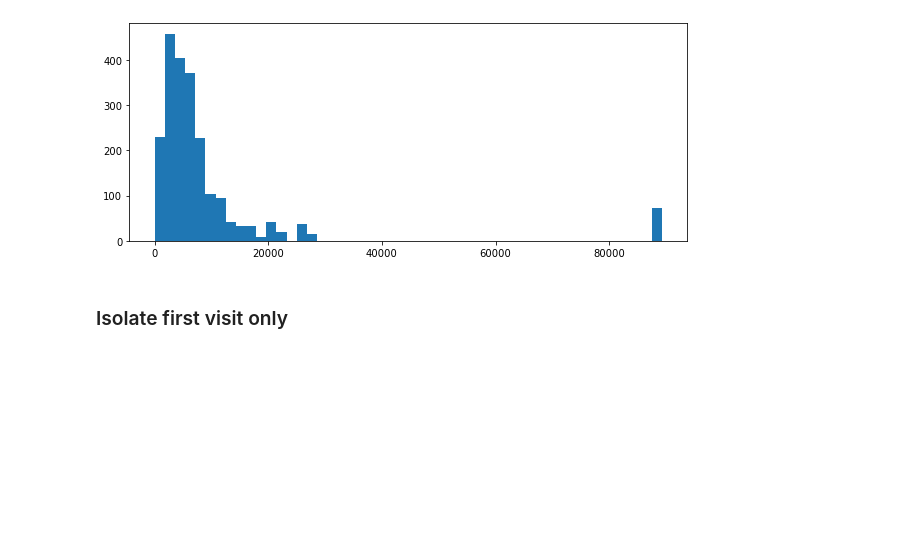
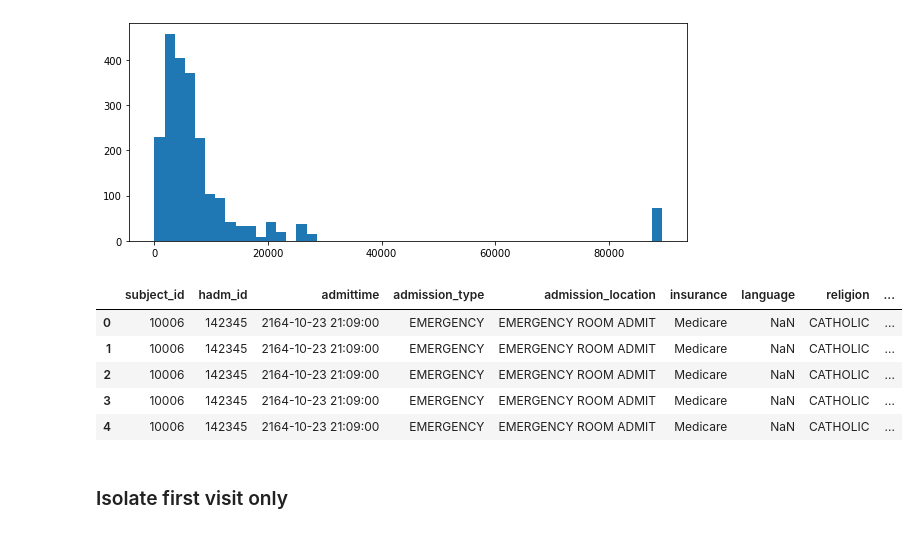
Before and after one commit to mollyliebeskind/Metis_Project2_Hospital_LOS, a Jupyter notebook: project2_hospital_LOS_data_cleaning.ipynb, the cells around one changed output. Drawn from its saved outputs; the diff is of its cells as text; code cells hidden in the pictures; blank space fills up the shorter version.

```diff
--- a/project2_hospital_LOS_data_cleaning.ipynb
+++ b/project2_hospital_LOS_data_cleaning.ipynb
@@ -184,6 +173,15 @@ plt.figure(figsize=(10,4))
 plt.hist(los_data.los, bins=50);
 # %% [output]
 [figure]
+# %%
+los_data.head()
+# %% [output]
+|  | subject_id | hadm_id | admittime | admission_type | admission_location | insurance | language | religion | ... |
+| 0 | 10006 | 142345 | 2164-10-23 21:09:00 | EMERGENCY | EMERGENCY ROOM ADMIT | Medicare | NaN | CATHOLIC | ... |
+| 1 | 10006 | 142345 | 2164-10-23 21:09:00 | EMERGENCY | EMERGENCY ROOM ADMIT | Medicare | NaN | CATHOLIC | ... |
+| 2 | 10006 | 142345 | 2164-10-23 21:09:00 | EMERGENCY | EMERGENCY ROOM ADMIT | Medicare | NaN | CATHOLIC | ... |
+| 3 | 10006 | 142345 | 2164-10-23 21:09:00 | EMERGENCY | EMERGENCY ROOM ADMIT | Medicare | NaN | CATHOLIC | ... |
+| 4 | 10006 | 142345 | 2164-10-23 21:09:00 | EMERGENCY | EMERGENCY ROOM ADMIT | Medicare | NaN | CATHOLIC | ... |
 # %% [markdown]
 ### Isolate first visit only
 # %%
```
Also changed, not shown: parts of 14 cells of this notebook.
